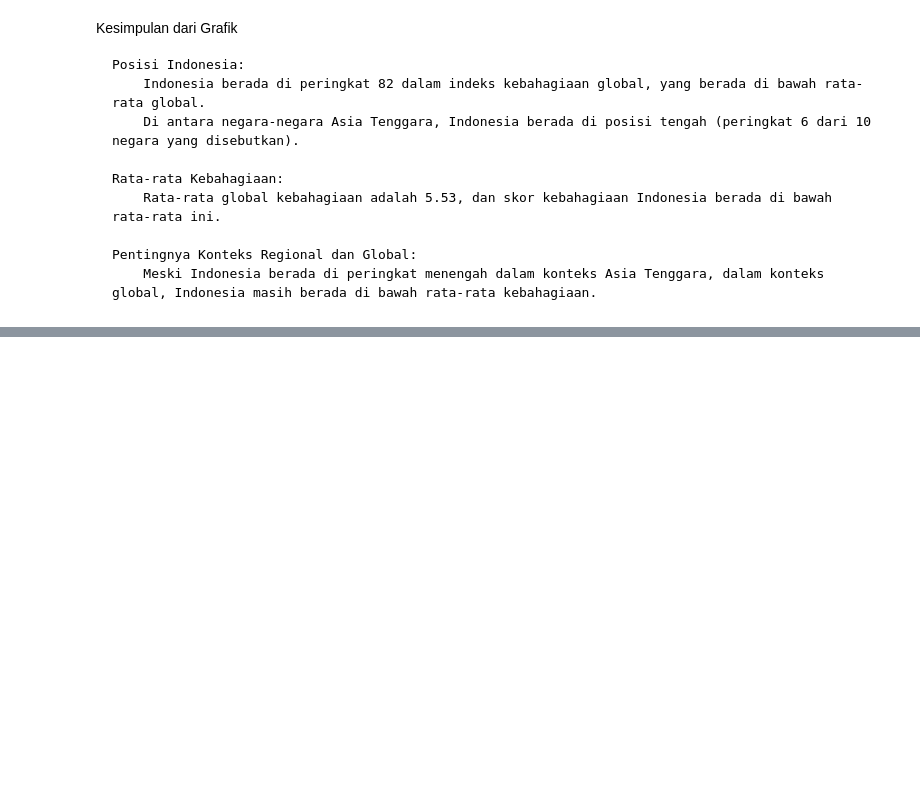
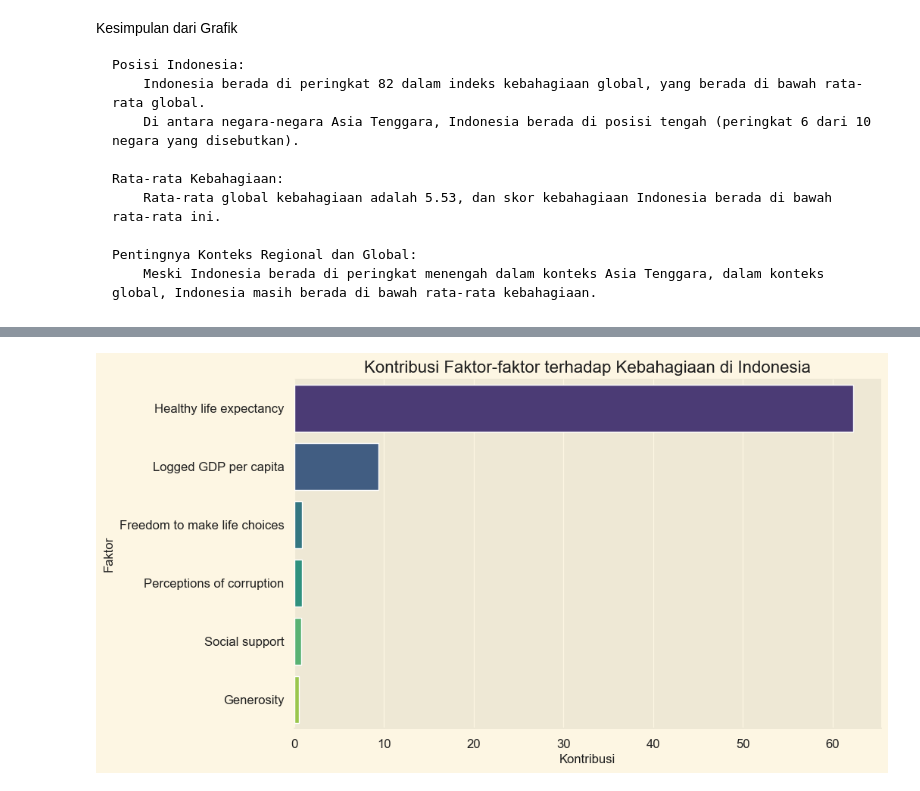
Before and after one commit to Mudhya19/Indonesia-Happiness-Rank-Report, a Jupyter notebook: indonesia happiness rank report.ipynb, the cells around one changed output, grey strips where cells are left out. Cells and saved outputs as stored; diff of their text form; code cells hidden in the pictures; blank space fills up the shorter version.

Commit message:
menambahkan faktor-faktor kebahagian di indonesia

```diff
--- a/indonesia happiness rank report.ipynb
+++ b/indonesia happiness rank report.ipynb
@@ -485,0 +495,22 @@ Kesimpulan dari Grafik
+# %%
+# Filter data untuk Indonesia
+indonesia_data = df_2021[df_2021['Country name'] == 'Indonesia']
+# %%
+# Pilih kolom-kolom yang relevan
+factors = ['Logged GDP per capita', 'Social support', 'Healthy life expectancy',
+           'Freedom to make life choices', 'Generosity', 'Perceptions of corruption']
+# %%
+# Analisis kontribusi masing-masing faktor terhadap skor kebahagiaan di Indonesia
+indonesia_factors = indonesia_data[factors].transpose()
+indonesia_factors.columns = ['Contribution']
+indonesia_factors = indonesia_factors.sort_values(by='Contribution', ascending=False)
+# %%
+# Visualisasikan kontribusi faktor-faktor di Indonesia
+plt.figure(figsize=(10, 6))
+sns.barplot(x=indonesia_factors['Contribution'], y=indonesia_factors.index, palette='viridis')
+plt.title('Kontribusi Faktor-faktor terhadap Kebahagiaan di Indonesia')
+plt.xlabel('Kontribusi')
+plt.ylabel('Faktor')
+plt.show()
+# %% [output]
+[figure, added]
```
Also changed, not shown: parts of 2 cells of this notebook.
